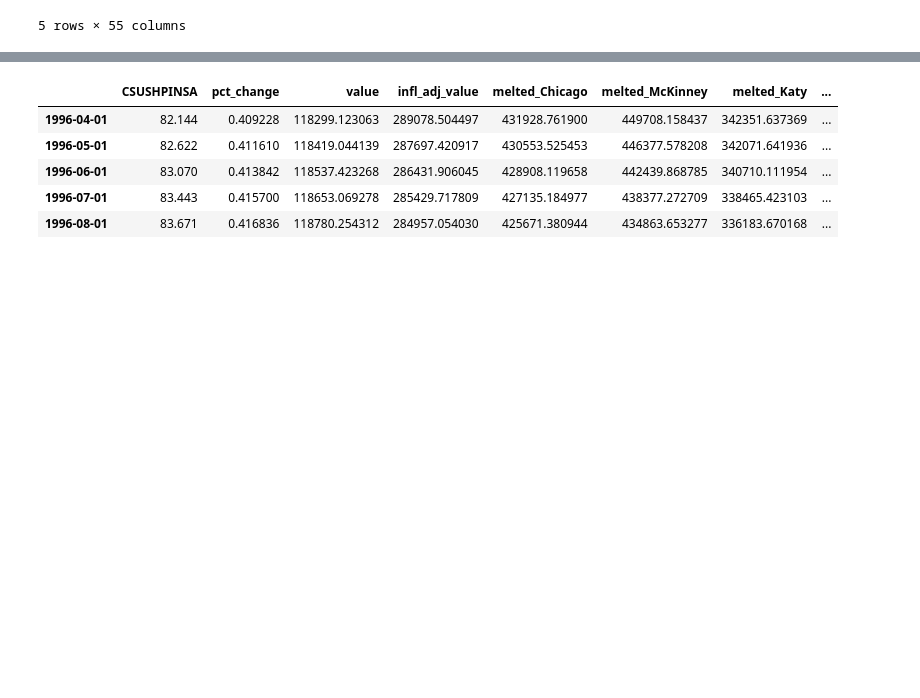
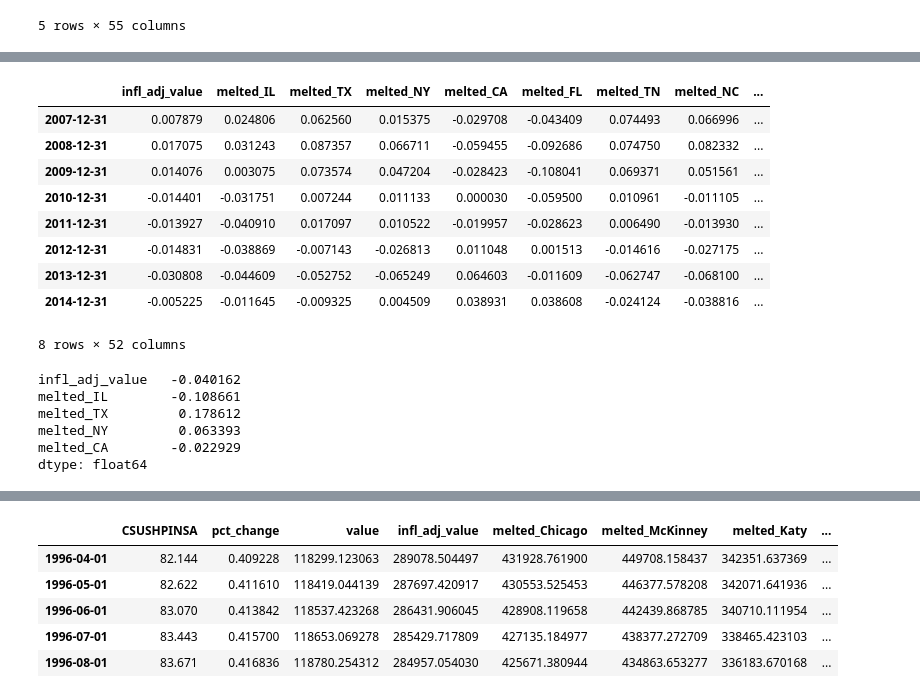
Before and after one commit to Ranykhalil/dsc-mod-4-project-v2-1-london-ds-02172020, a Jupyter notebook: time-series/Nav_notebook.ipynb, the cells around one changed output, grey strips where cells are left out. Saved outputs shown, nothing was run; the diff lists cells and outputs as text; code cells hidden in the pictures; blank space fills up the shorter version.

```diff
--- a/time-series/Nav_notebook.ipynb
+++ b/time-series/Nav_notebook.ipynb
@@ -423,0 +419,5 @@ state_melted_df_merged.plot(figsize=(20,40))
+# %%
+temp_state_year = state_melted_df_merged.resample('Y')
+state_year = temp_state_year.sum()
+# %%
+state_year_pct = state_year.pct_change()
@@ -423,0 +434,14 @@ state_melted_df_merged.plot(figsize=(20,40))
+# %%
+state_year_pct_07 = state_year_pct["2007":"2014"]
+state_year_pct_07
+# %% [output]
+|  | infl_adj_value | melted_IL | melted_TX | melted_NY | melted_CA | melted_FL | melted_TN | melted_NC | ... |
+| 2007-12-31 | 0.007879 | 0.024806 | 0.062560 | 0.015375 | -0.029708 | -0.043409 | 0.074493 | 0.066996 | ... |
+| 2008-12-31 | 0.017075 | 0.031243 | 0.087357 | 0.066711 | -0.059455 | -0.092686 | 0.074750 | 0.082332 | ... |
+| 2009-12-31 | 0.014076 | 0.003075 | 0.073574 | 0.047204 | -0.028423 | -0.108041 | 0.069371 | 0.051561 | ... |
+| 2010-12-31 | -0.014401 | -0.031751 | 0.007244 | 0.011133 | 0.000030 | -0.059500 | 0.010961 | -0.011105 | ... |
+| 2011-12-31 | -0.013927 | -0.040910 | 0.017097 | 0.010522 | -0.019957 | -0.028623 | 0.006490 | -0.013930 | ... |
+| 2012-12-31 | -0.014831 | -0.038869 | -0.007143 | -0.026813 | 0.011048 | 0.001513 | -0.014616 | -0.027175 | ... |
+| 2013-12-31 | -0.030808 | -0.044609 | -0.052752 | -0.065249 | 0.064603 | -0.011609 | -0.062747 | -0.068100 | ... |
+| 2014-12-31 | -0.005225 | -0.011645 | -0.009325 | 0.004509 | 0.038931 | 0.038608 | -0.024124 | -0.038816 | ... |
+8 rows × 52 columns
@@ -423,0 +450,9 @@ state_melted_df_merged.plot(figsize=(20,40))
+# %%
+state_year_pct_07.head()
+# %% [output]
+infl_adj_value   -0.040162
+melted_IL        -0.108661
+melted_TX         0.178612
+melted_NY         0.063393
+melted_CA        -0.022929
+dtype: float64
```
Also changed, not shown: parts of 5 cells of this notebook.
